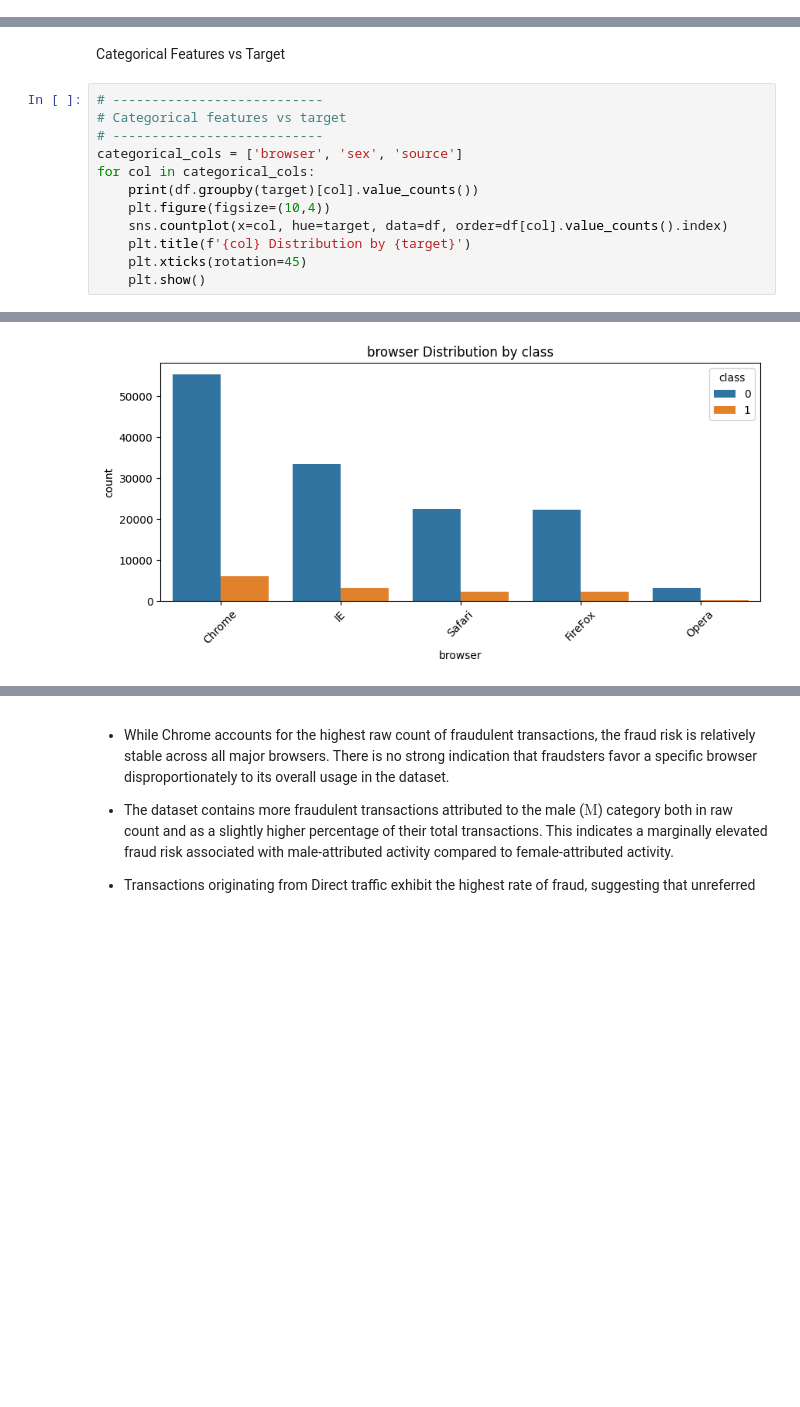
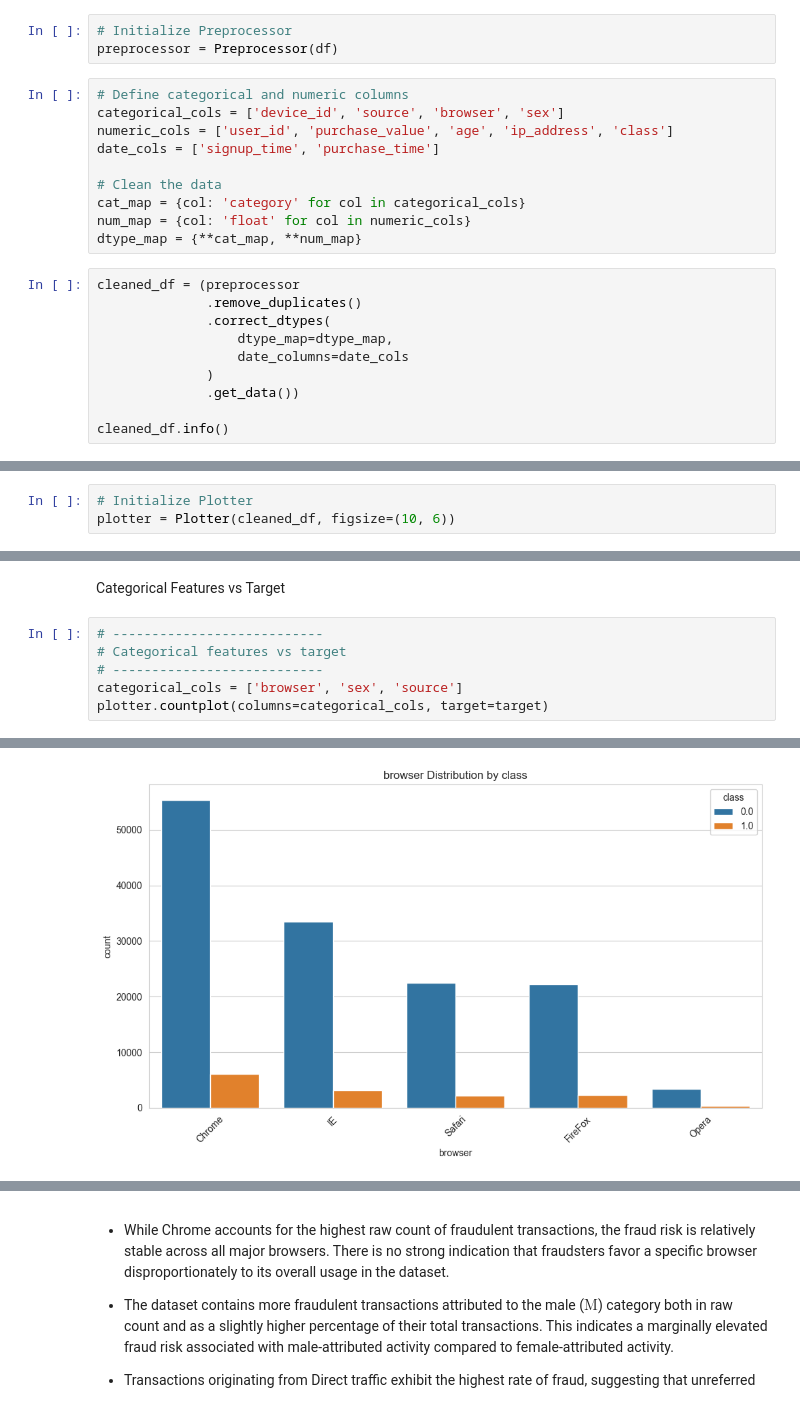
Before and after one commit to Elbethel-dan/fraud-detection, a Jupyter notebook: notebooks/eda-fraud-data.ipynb, the cells around one changed output, grey strips where cells are left out. Cells and saved outputs as stored; diff of their text form; blank space fills up the shorter version.

```diff
--- a/notebooks/eda-fraud-data.ipynb
+++ b/notebooks/eda-fraud-data.ipynb
@@ -114,0 +96,23 @@ Number of rows after removing duplicates: 151112
+# %%
+# Initialize Preprocessor
+preprocessor = Preprocessor(df)
+# %%
+# Define categorical and numeric columns
+categorical_cols = ['device_id', 'source', 'browser', 'sex']
+numeric_cols = ['user_id', 'purchase_value', 'age', 'ip_address', 'class']
+date_cols = ['signup_time', 'purchase_time']
+
+# Clean the data
+cat_map = {col: 'category' for col in categorical_cols}
+num_map = {col: 'float' for col in numeric_cols}
+dtype_map = {**cat_map, **num_map}
+# %%
+cleaned_df = (preprocessor
+              .remove_duplicates()
+              .correct_dtypes(
+                  dtype_map=dtype_map,
+                  date_columns=date_cols
+              )
+              .get_data())
+
+cleaned_df.info()
@@ -175,6 +167,9 @@ The dataset contains 151,112 records with user, purchase, and demographic inform
 ### Univariate Analysis
 # %% [markdown]
 Numerical Columns
+# %%
+# Initialize Plotter
+plotter = Plotter(cleaned_df, figsize=(10, 6))
 # %%
 # =========================
 # Numeric Columns
@@ -418,11 +352,5 @@ Categorical Features vs Target
 # Categorical features vs target
 # ---------------------------
 categorical_cols = ['browser', 'sex', 'source']
-for col in categorical_cols:
-    print(df.groupby(target)[col].value_counts())
-    plt.figure(figsize=(10,4))
-    sns.countplot(x=col, hue=target, data=df, order=df[col].value_counts().index)
-    plt.title(f'{col} Distribution by {target}')
-    plt.xticks(rotation=45)
-    plt.show()
+plotter.countplot(columns=categorical_cols, target=target)
 # %% [output]
@@ -436,6 +365,6 @@ class  browser
        IE          3187
        FireFox     2342
        Safari      2225
        Opera        328
 Name: count, dtype: int64
-[figure, old version]
+[figure, new version]
```
Also changed, not shown: parts of 48 cells of this notebook.
